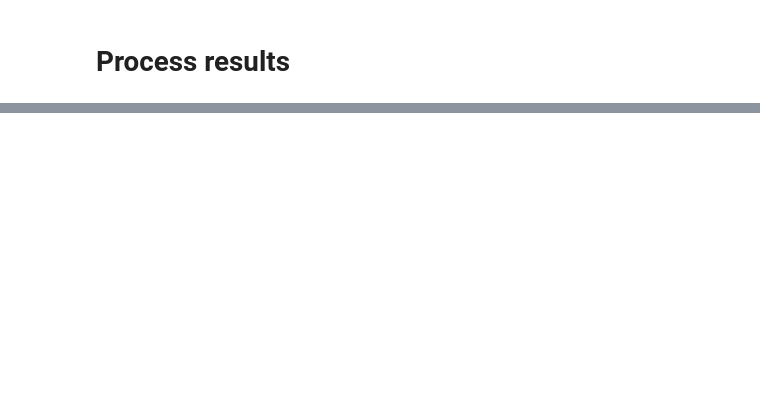
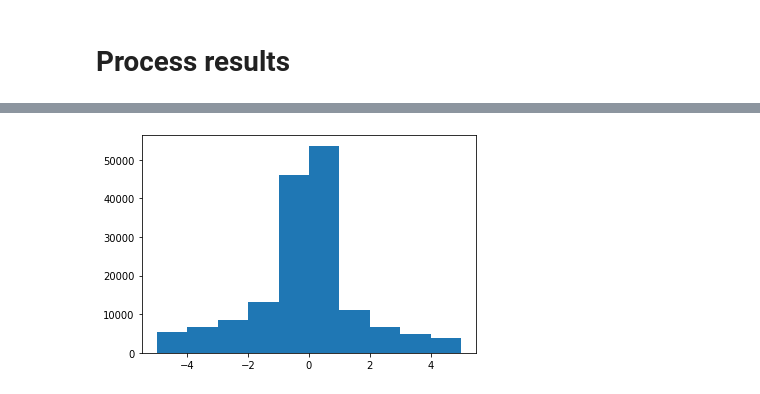
Before and after one commit to lepmik/causal-optoconnectics, a Jupyter notebook: notebooks/compute-confidence.ipynb, the cells around one changed output, grey strips where cells are left out. Saved outputs shown, nothing was run; the diff lists cells and outputs as text; code cells hidden in the pictures; blank space fills up the shorter version.

```diff
--- a/notebooks/compute-confidence.ipynb
+++ b/notebooks/compute-confidence.ipynb
@@ -106,0 +324,5 @@ Text(0, 0.5, '$\\mathrm{Error}$')
+# %%
+W[W==0] = np.nan
+plt.hist(W.ravel());
+# %% [output]
+[figure, added]
```
Also changed, not shown: parts of 19 cells of this notebook.
